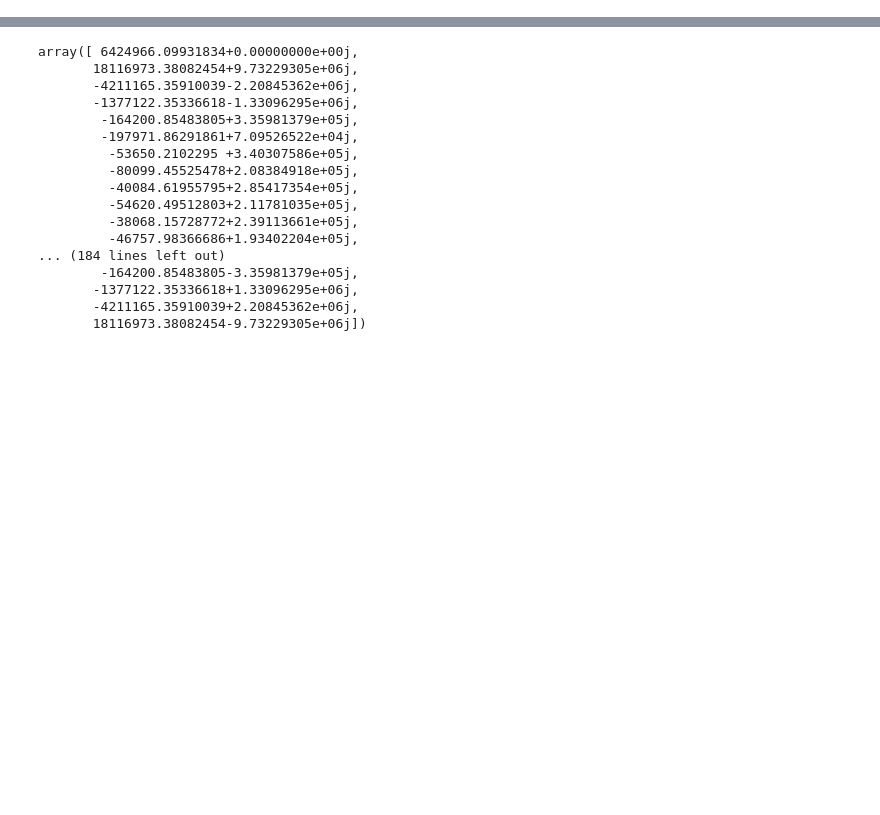
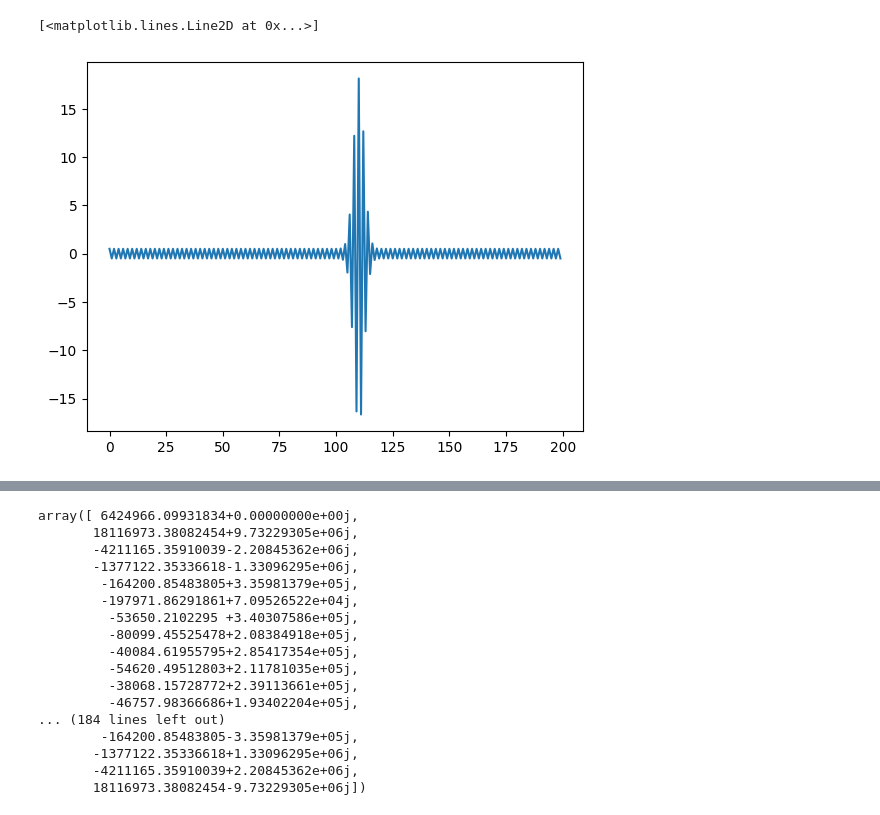
Before and after one commit to dani2442/Functional-Data-Analysis, a Jupyter notebook: notebooks/_tests.ipynb, the cells around one changed output, grey strips where cells are left out. Saved outputs shown, nothing was run; the diff lists cells and outputs as text; code cells hidden in the pictures; blank space fills up the shorter version.

```diff
--- a/notebooks/_tests.ipynb
+++ b/notebooks/_tests.ipynb
@@ -7,0 +13,7 @@ y = np.cosh(t)
+# %%
+x3 = np.fft.fftshift(np.fft.fft(np.fft.ifftshift(x)))
+# %%
+plt.plot(x3.real)
+# %% [output]
+[<matplotlib.lines.Line2D at 0x...>]
+[figure, added]
```
Also changed, not shown: parts of 4 cells of this notebook, 2 other files.
